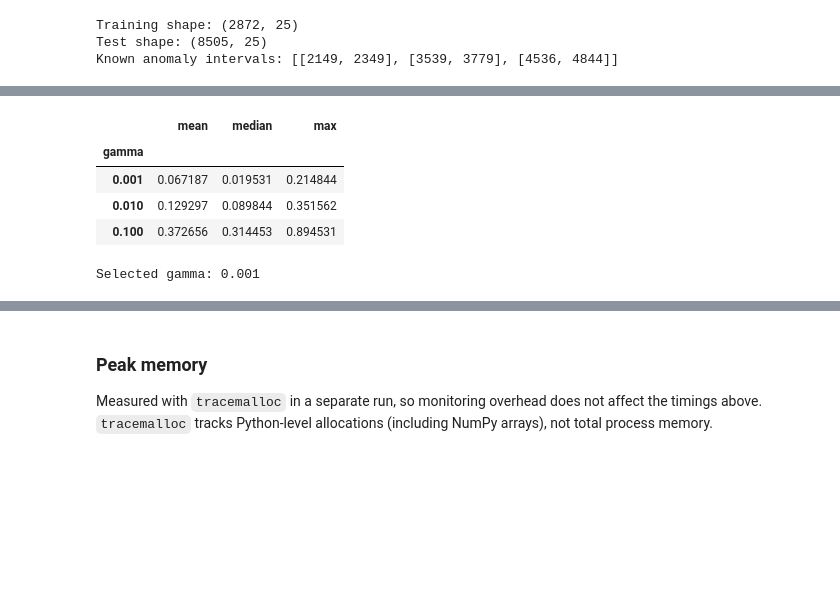
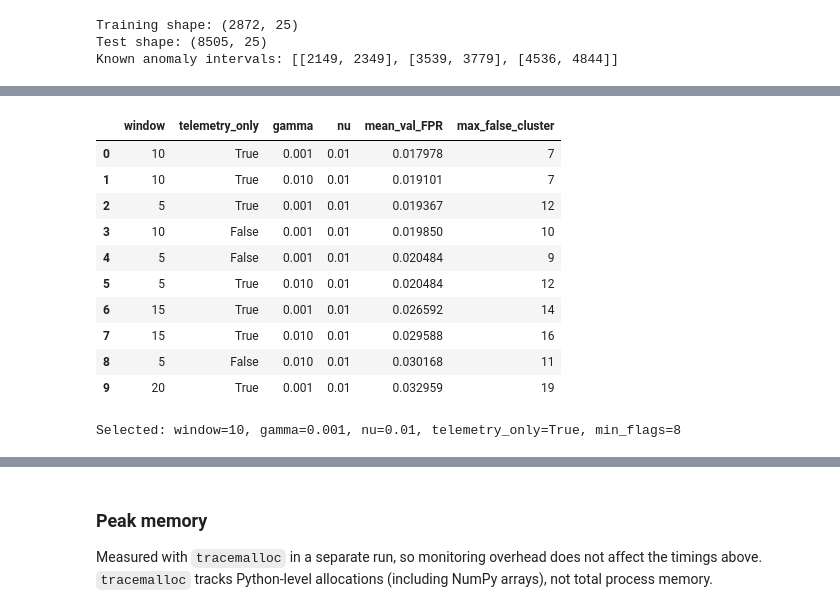
Before and after one commit to Erdos-Projects/fall-2026-spacecraft-sensors, a Jupyter notebook: Models/SVM_Cost_Analysis.ipynb, the cells around one changed output, grey strips where cells are left out. Drawn from its saved outputs; the diff is of its cells as text; code cells hidden in the pictures; blank space fills up the shorter version.

```diff
--- a/Models/SVM_Cost_Analysis.ipynb
+++ b/Models/SVM_Cost_Analysis.ipynb
@@ -96,40 +106,73 @@ Note: the lowest FPR also tends to favour the most permissive boundary, so this
 # %%
 from sklearn.svm import OneClassSVM
 from sklearn.preprocessing import StandardScaler
 from sklearn.pipeline import Pipeline
 from sklearn.model_selection import TimeSeriesSplit
 
-nu = 0.01
+window_values = [5, 10, 15, 20]
 gamma_values = [0.1, 0.01, 0.001]
-tscv = TimeSeriesSplit(n_splits=10, gap=window)
+nu_values = [0.01, 0.03, 0.05, 0.07, 0.1]
+n_splits = 15
 
-def make_model(gamma):
+def make_model(gamma, nu):
     return Pipeline(steps=[
         ("Scaler", StandardScaler()),
         ("SVM", OneClassSVM(nu=nu, gamma=gamma))])
 
+def build_features(df, wind, telemetry_only):
+    feats = feature_engineering(df, wind)
+    return feats.iloc[:, :7] if telemetry_only else feats
+
 cv_rows = []
-for g in gamma_values:
-    for split, (fit_idx, val_idx) in enumerate(tscv.split(train_features)):
-        model = make_model(g).fit(train_features.iloc[fit_idx])
-        fpr = (model.predict(train_features.iloc[val_idx]) == -1).mean()
-        cv_rows.append({"gamma": g, "split": split, "FPR": fpr})
+for w in window_values:
+    for tel_only in [False, True]:
+        feats = build_features(train, w, tel_only)
+        tscv = TimeSeriesSplit(n_splits=n_splits, gap=w)
+        for g in gamma_values:
+            for n in nu_values:
+                fprs, val_flagged = [], []
+                for fit_idx, val_idx in tscv.split(feats):
+                    model = make_model(g, n).fit(feats.iloc[fit_idx])
+                    val_pred = model.predict(feats.iloc[val_idx]) == -1
+                    fprs.append(val_pred.mean())
+                    val_flagged.extend(feats.index[val_idx][val_pred])
 
-cv_results = pd.DataFrame(cv_rows)
-gamma_summary = (cv_results.groupby("gamma")["FPR"]
-                 .agg(["mean", "median", "max"])
-                 .sort_values("mean"))
-display(gamma_summary)
+                # Every validation flag is a false alarm; find the largest false cluster
+                val_flagged = np.sort(np.asarray(val_flagged))
+                breaks = np.where(np.diff(val_flagged) > w)[0]
+                cluster_sizes = np.diff(np.r_[0, breaks + 1, len(val_flagged)])
+                max_false_cluster = int(cluster_sizes.max()) if len(val_flagged) else 0
 
-selected_gamma = float(gamma_summary.index[0])
-print("Selected gamma:", selected_gamma)
+                cv_rows.append({"window": w, "telemetry_only": tel_only,
+                                "gamma": g, "nu": n, "mean_val_FPR": np.mean(fprs),
+                                "max_false_cluster": max_false_cluster})
+
+cv_summary = (pd.DataFrame(cv_rows)
+              .sort_values(["mean_val_FPR", "window"])
+              .reset_index(drop=True))
+display(cv_summary.head(10))
+
+best = cv_summary.iloc[0]
+window = int(best["window"])
+selected_gamma = float(best["gamma"])
+selected_nu = float(best["nu"])
+telemetry_only = bool(best["telemetry_only"])
+min_flags = int(best["max_false_cluster"]) + 1
+print(f"Selected: window={window}, gamma={selected_gamma}, nu={selected_nu}, "
+      f"telemetry_only={telemetry_only}, min_flags={min_flags}")
 # %% [output]
-|  | mean | median | max |
-| gamma |  |  |  |
-| 0.001 | 0.067187 | 0.019531 | 0.214844 |
-| 0.010 | 0.129297 | 0.089844 | 0.351562 |
-| 0.100 | 0.372656 | 0.314453 | 0.894531 |
+|  | window | telemetry_only | gamma | nu | mean_val_FPR | max_false_cluster |
+| 0 | 10 | True | 0.001 | 0.01 | 0.017978 | 7 |
+| 1 | 10 | True | 0.010 | 0.01 | 0.019101 | 7 |
+| 2 | 5 | True | 0.001 | 0.01 | 0.019367 | 12 |
+| 3 | 10 | False | 0.001 | 0.01 | 0.019850 | 10 |
+| 4 | 5 | False | 0.001 | 0.01 | 0.020484 | 9 |
+| 5 | 5 | True | 0.010 | 0.01 | 0.020484 | 12 |
+| 6 | 15 | True | 0.001 | 0.01 | 0.026592 | 14 |
+| 7 | 15 | True | 0.010 | 0.01 | 0.029588 | 16 |
+| 8 | 5 | False | 0.010 | 0.01 | 0.030168 | 11 |
+| 9 | 20 | True | 0.001 | 0.01 | 0.032959 | 19 |
-Selected gamma: 0.001
+Selected: window=10, gamma=0.001, nu=0.01, telemetry_only=True, min_flags=8
 # %% [markdown]
 ## Fit on all training data and score the test sequence
 
```
Also changed, not shown: parts of 17 cells of this notebook, 2 other files.
